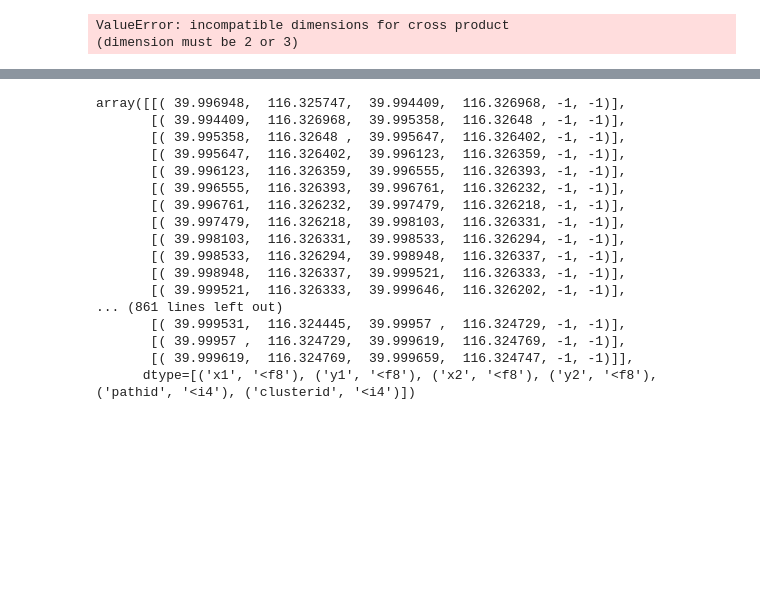
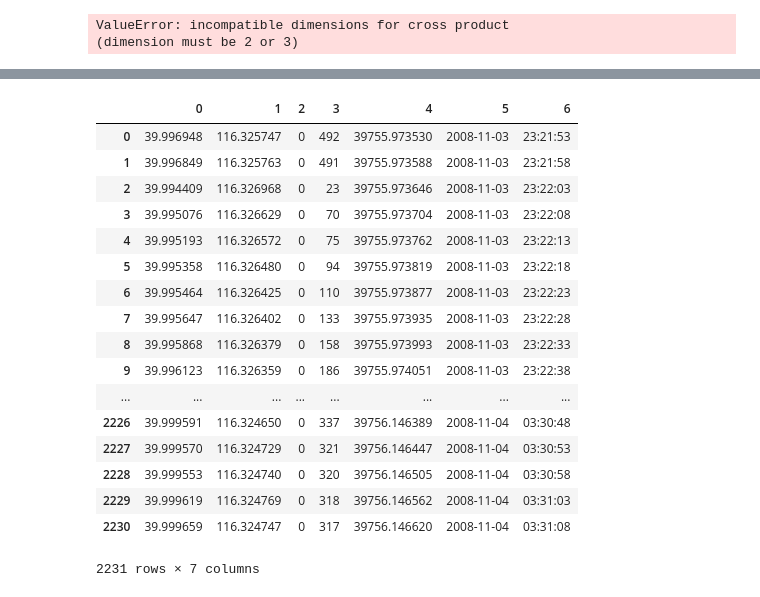
Before and after one commit to shengcode/CSE523, a Jupyter notebook: test.ipynb, the cells around one changed output, grey strips where cells are left out. Saved outputs shown, nothing was run; the diff lists cells and outputs as text; code cells hidden in the pictures; blank space fills up the shorter version.

```diff
--- a/test.ipynb
+++ b/test.ipynb
@@ -273,21 +282,22 @@ ipdb> dimension
 ipdb> q
-# %%
-xx2.reshape((xx2.shape[0], 1))
-# %% [output]
-array([[( 39.996948,  116.325747,  39.994409,  116.326968, -1, -1)],
-       [( 39.994409,  116.326968,  39.995358,  116.32648 , -1, -1)],
-       [( 39.995358,  116.32648 ,  39.995647,  116.326402, -1, -1)],
-       [( 39.995647,  116.326402,  39.996123,  116.326359, -1, -1)],
-       [( 39.996123,  116.326359,  39.996555,  116.326393, -1, -1)],
-       [( 39.996555,  116.326393,  39.996761,  116.326232, -1, -1)],
-       [( 39.996761,  116.326232,  39.997479,  116.326218, -1, -1)],
-       [( 39.997479,  116.326218,  39.998103,  116.326331, -1, -1)],
-       [( 39.998103,  116.326331,  39.998533,  116.326294, -1, -1)],
-       [( 39.998533,  116.326294,  39.998948,  116.326337, -1, -1)],
-       [( 39.998948,  116.326337,  39.999521,  116.326333, -1, -1)],
-       [( 39.999521,  116.326333,  39.999646,  116.326202, -1, -1)],
-... (861 lines left out)
-       [( 39.999531,  116.324445,  39.99957 ,  116.324729, -1, -1)],
-       [( 39.99957 ,  116.324729,  39.999619,  116.324769, -1, -1)],
-       [( 39.999619,  116.324769,  39.999659,  116.324747, -1, -1)]],
-      dtype=[('x1', '<f8'), ('y1', '<f8'), ('x2', '<f8'), ('y2', '<f8'), ('pathid', '<i4'), ('clusterid', '<i4')])
+# %%
+x
+# %% [output]
+|  | 0 | 1 | 2 | 3 | 4 | 5 | 6 |
+| 0 | 39.996948 | 116.325747 | 0 | 492 | 39755.973530 | 2008-11-03 | 23:21:53 |
+| 1 | 39.996849 | 116.325763 | 0 | 491 | 39755.973588 | 2008-11-03 | 23:21:58 |
+| 2 | 39.994409 | 116.326968 | 0 | 23 | 39755.973646 | 2008-11-03 | 23:22:03 |
+| 3 | 39.995076 | 116.326629 | 0 | 70 | 39755.973704 | 2008-11-03 | 23:22:08 |
+| 4 | 39.995193 | 116.326572 | 0 | 75 | 39755.973762 | 2008-11-03 | 23:22:13 |
+| 5 | 39.995358 | 116.326480 | 0 | 94 | 39755.973819 | 2008-11-03 | 23:22:18 |
+| 6 | 39.995464 | 116.326425 | 0 | 110 | 39755.973877 | 2008-11-03 | 23:22:23 |
+| 7 | 39.995647 | 116.326402 | 0 | 133 | 39755.973935 | 2008-11-03 | 23:22:28 |
+| 8 | 39.995868 | 116.326379 | 0 | 158 | 39755.973993 | 2008-11-03 | 23:22:33 |
+| 9 | 39.996123 | 116.326359 | 0 | 186 | 39755.974051 | 2008-11-03 | 23:22:38 |
+| ... | ... | ... | ... | ... | ... | ... | ... |
+| 2226 | 39.999591 | 116.324650 | 0 | 337 | 39756.146389 | 2008-11-04 | 03:30:48 |
+| 2227 | 39.999570 | 116.324729 | 0 | 321 | 39756.146447 | 2008-11-04 | 03:30:53 |
+| 2228 | 39.999553 | 116.324740 | 0 | 320 | 39756.146505 | 2008-11-04 | 03:30:58 |
+| 2229 | 39.999619 | 116.324769 | 0 | 318 | 39756.146562 | 2008-11-04 | 03:31:03 |
+| 2230 | 39.999659 | 116.324747 | 0 | 317 | 39756.146620 | 2008-11-04 | 03:31:08 |
+2231 rows × 7 columns
```
Also changed, not shown: parts of 14 cells of this notebook.
